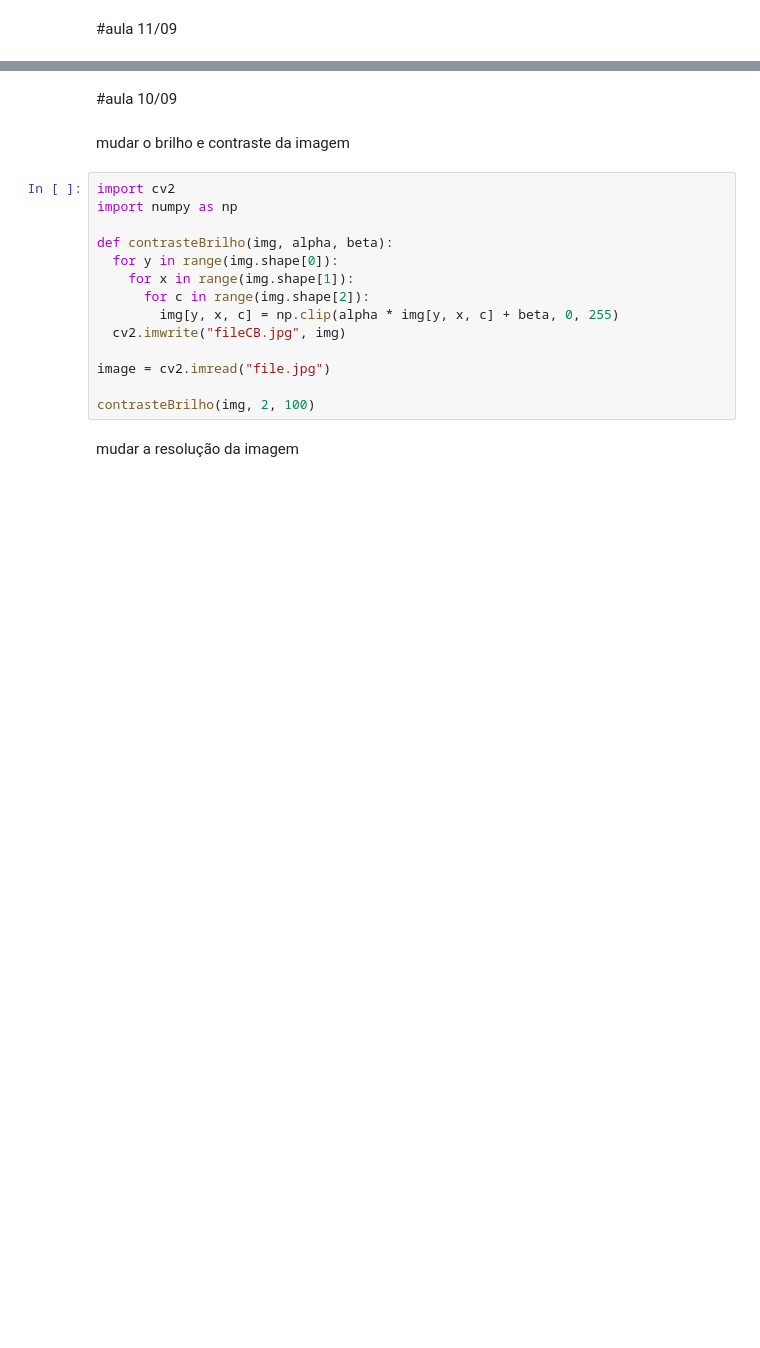
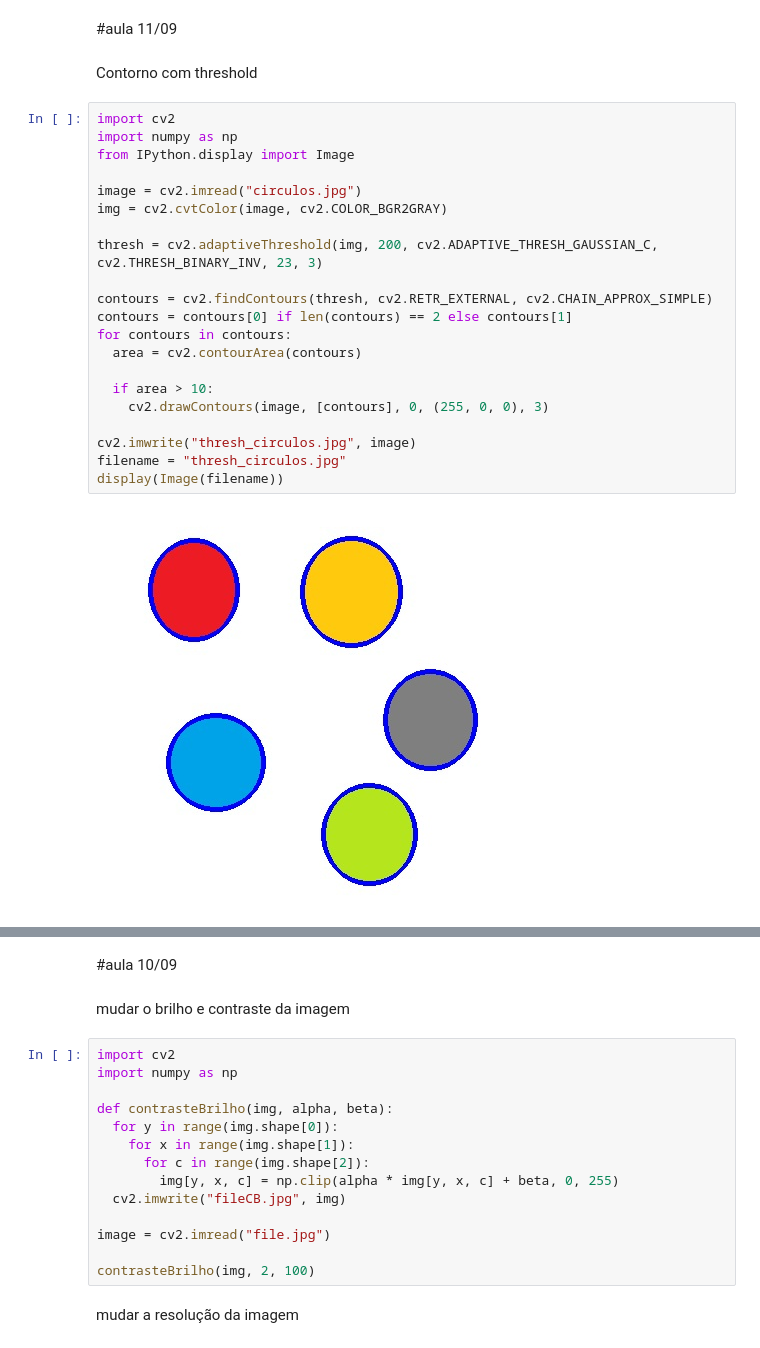
Before and after one commit to IgorB99/aula_robotica, a Jupyter notebook: aula_robotica_2020.ipynb, the cells around one changed output, grey strips where cells are left out. Drawn from its saved outputs; the diff is of its cells as text; blank space fills up the shorter version.

```diff
--- a/aula_robotica_2020.ipynb
+++ b/aula_robotica_2020.ipynb
@@ -2,3 +2,28 @@
 <a href="https://colab.research.google.com/github/IgorB99/aula_robotica/blob/master/aula_robotica_2020.ipynb" target="_parent"><img src="https://colab.research.google.com/assets/colab-badge.svg" alt="Open In Colab"/></a>
 # %% [markdown]
 #aula 11/09
+# %% [markdown]
+Contorno com threshold
+# %%
+import cv2
+import numpy as np
+from IPython.display import Image
+
+image = cv2.imread("circulos.jpg")
+img = cv2.cvtColor(image, cv2.COLOR_BGR2GRAY)
+
+thresh = cv2.adaptiveThreshold(img, 200, cv2.ADAPTIVE_THRESH_GAUSSIAN_C, cv2.THRESH_BINARY_INV, 23, 3)
+
+contours = cv2.findContours(thresh, cv2.RETR_EXTERNAL, cv2.CHAIN_APPROX_SIMPLE)
+contours = contours[0] if len(contours) == 2 else contours[1]
+for contours in contours:
+  area = cv2.contourArea(contours)
+
+  if area > 10:
+    cv2.drawContours(image, [contours], 0, (255, 0, 0), 3)
+
+cv2.imwrite("thresh_circulos.jpg", image)
+filename = "thresh_circulos.jpg"
+display(Image(filename))
+# %% [output]
+[figure, added]
```
Also changed, not shown: parts of 2 cells of this notebook.
